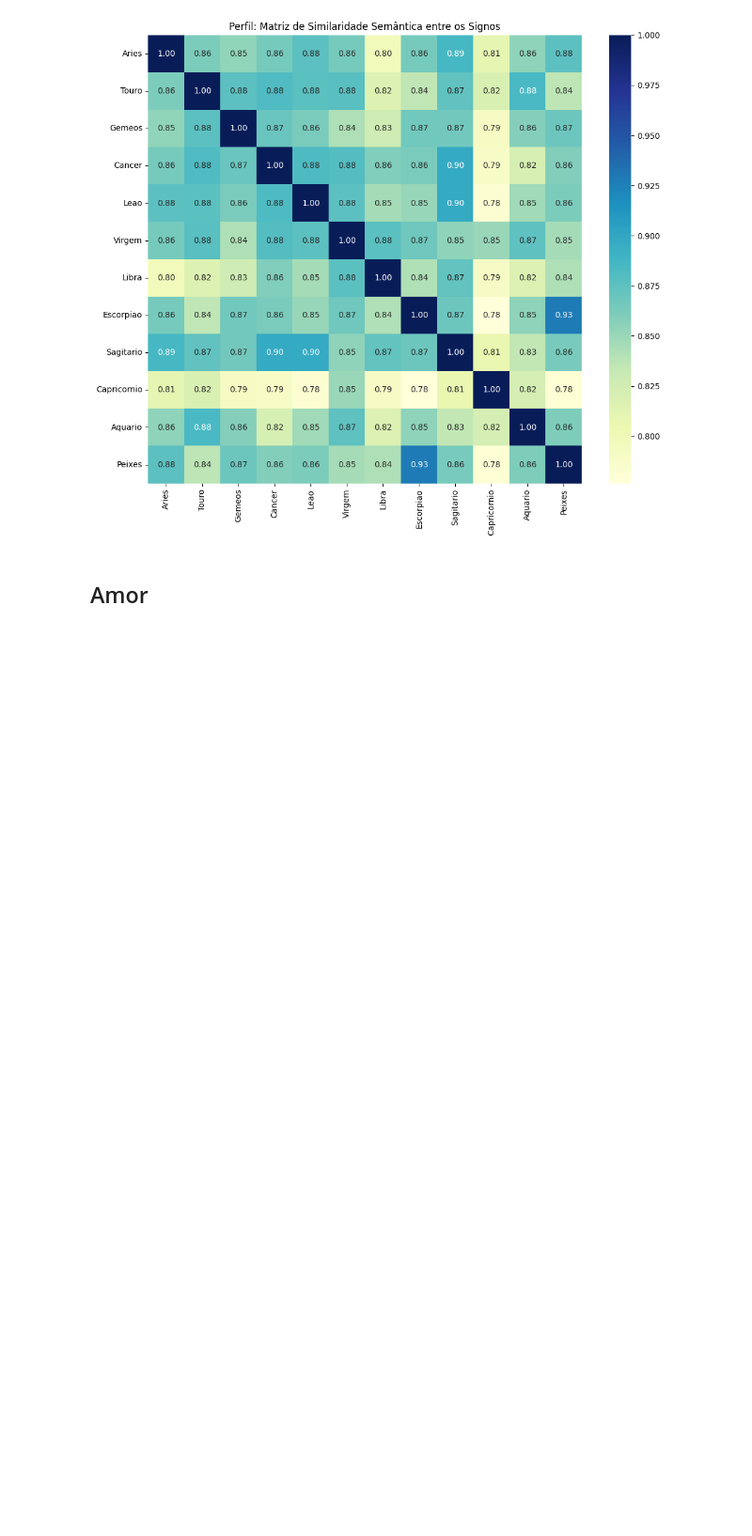
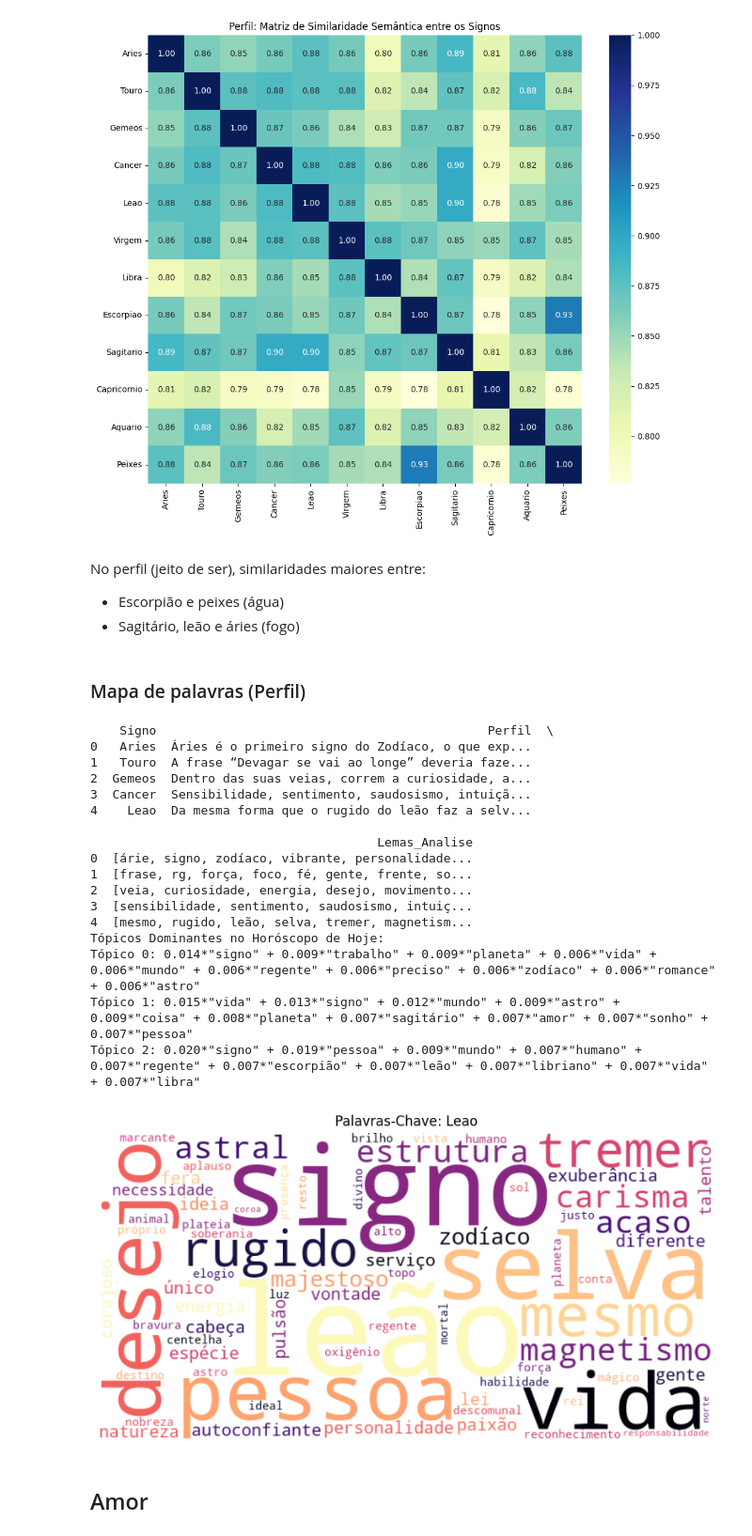
Before and after one commit to beabento/MDNE, a Jupyter notebook: MDNE_Parte_3 - Bea, Matheus, Leo.ipynb, the cells around one changed output. Shown at 94% size. Drawn from its saved outputs; the diff is of its cells as text; code cells hidden in the pictures; blank space fills up the shorter version.

```diff
--- a/MDNE_Parte_3 - Bea, Matheus, Leo.ipynb
+++ b/MDNE_Parte_3 - Bea, Matheus, Leo.ipynb
@@ -160,0 +272,9 @@ Notes:
+# %%
+# Selecionar categoria:
+categ = 'texto_para_ia' # < Preencher aqui
+
+# Aplicando a função à coluna da categoria
+df_final['Lemas_Analise'] = df_final[categ].apply(processar_para_analise)
+
+# Para verificar o resultado
+print(df_final[['Signo', categ, 'Lemas_Analise']].head())
@@ -160,0 +298,9 @@ Notes:
+# %%
+dicionario = corpora.Dictionary(df_final['Lemas_Analise'])
+corpus = [dicionario.doc2bow(text) for text in df_final['Lemas_Analise']]
+
+lda_model = models.LdaModel(corpus, num_topics=3, id2word=dicionario, passes=15)
+
+print("Tópicos Dominantes no Horóscopo de Hoje:")
+for idx, topic in lda_model.print_topics(-1):
+    print(f"Tópico {idx}: {topic}")
@@ -219,6 +392,54 @@ Passing `palette` without assigning `hue` is deprecated and will be removed in v
 [figure]
 [figure]
 [figure]
+# %% [markdown]
+No perfil (jeito de ser), similaridades maiores entre:
+
+* Escorpião e peixes (água)
+* Sagitário, leão e áries (fogo)
+# %% [markdown]
+### Mapa de palavras (Perfil)
+# %%
+# Selecionar categoria:
+categ = 'Perfil' # < Preencher aqui
+
+# Aplicando a função à coluna da categoria
+df_final['Lemas_Analise'] = df_final[categ].apply(processar_para_analise)
+
+# Para verificar o resultado
+print(df_final[['Signo', categ, 'Lemas_Analise']].head())
+
+# Análise de Tópicos (LDA)
+dicionario = corpora.Dictionary(df_final['Lemas_Analise'])
+corpus = [dicionario.doc2bow(text) for text in df_final['Lemas_Analise']]
+
+lda_model = models.LdaModel(corpus, num_topics=3, id2word=dicionario, passes=15)
+
+print("Tópicos Dominantes no Horóscopo de Hoje:")
+for idx, topic in lda_model.print_topics(-1):
+    print(f"Tópico {idx}: {topic}")
+
+# Exemplo de núvem, selecionando o signo de Leão:
+mostrar_nuvem('Leao')
+# %% [output]
+    Signo                                             Perfil  \
+0   Aries  Áries é o primeiro signo do Zodíaco, o que exp...
+1   Touro  A frase “Devagar se vai ao longe” deveria faze...
+2  Gemeos  Dentro das suas veias, correm a curiosidade, a...
+3  Cancer  Sensibilidade, sentimento, saudosismo, intuiçã...
+4    Leao  Da mesma forma que o rugido do leão faz a selv...
+
+                                       Lemas_Analise
+0  [árie, signo, zodíaco, vibrante, personalidade...
+1  [frase, rg, força, foco, fé, gente, frente, so...
+2  [veia, curiosidade, energia, desejo, movimento...
+3  [sensibilidade, sentimento, saudosismo, intuiç...
+4  [mesmo, rugido, leão, selva, tremer, magnetism...
+Tópicos Dominantes no Horóscopo de Hoje:
+Tópico 0: 0.014*"signo" + 0.009*"trabalho" + 0.009*"planeta" + 0.006*"vida" + 0.006*"mundo" + 0.006*"regente" + 0.006*"preciso" + 0.006*"zodíaco" + 0.006*"romance" + 0.006*"astro"
+Tópico 1: 0.015*"vida" + 0.013*"signo" + 0.012*"mundo" + 0.009*"astro" + 0.009*"coisa" + 0.008*"planeta" + 0.007*"sagitário" + 0.007*"amor" + 0.007*"sonho" + 0.007*"pessoa"
+Tópico 2: 0.020*"signo" + 0.019*"pessoa" + 0.009*"mundo" + 0.007*"humano" + 0.007*"regente" + 0.007*"escorpião" + 0.007*"leão" + 0.007*"libriano" + 0.007*"vida" + 0.007*"libra"
+[figure, added]
 # %% [markdown]
 ## Amor
 # %%
```
Also changed, not shown: parts of 24 cells of this notebook.
